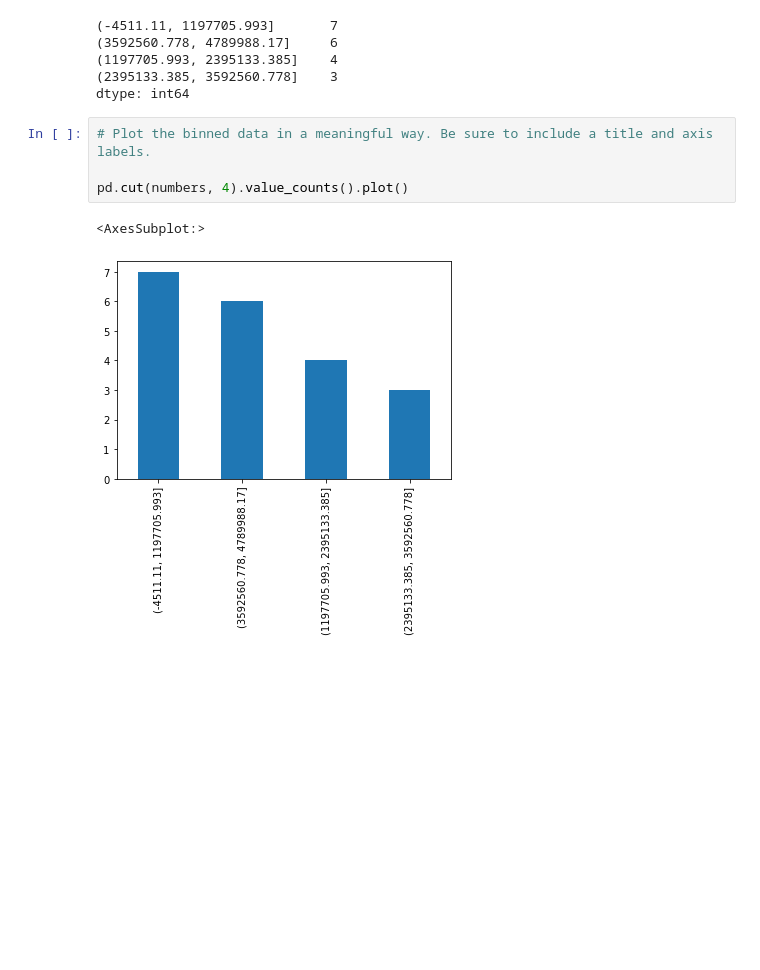
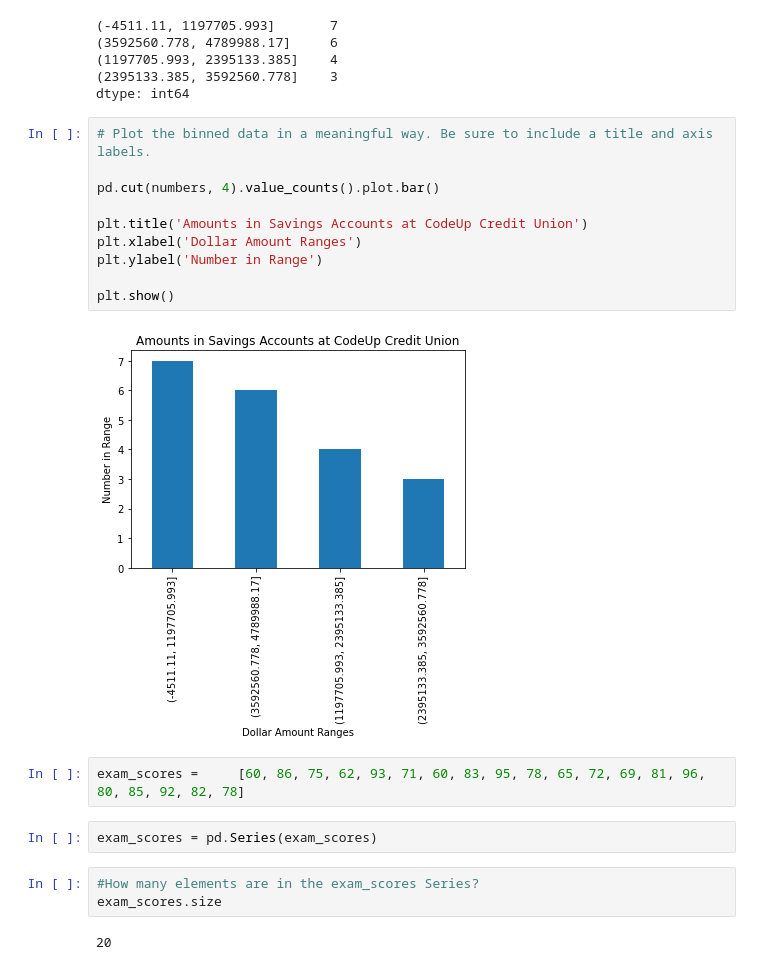
Before and after one commit to christophermayorga/numpy-pandas-visualizations-exercises, a Jupyter notebook: pandas_series.ipynb, the cells around one changed output. Cells and saved outputs as stored; diff of their text form; blank space fills up the shorter version.

Commit message:
Completed panda series exercises

```diff
--- a/pandas_series.ipynb
+++ b/pandas_series.ipynb
@@ -425,7 +425,21 @@ dtype: int64
 # %%
 # Plot the binned data in a meaningful way. Be sure to include a title and axis labels.
 
-pd.cut(numbers, 4).value_counts().plot()
+pd.cut(numbers, 4).value_counts().plot.bar()
+
+plt.title('Amounts in Savings Accounts at CodeUp Credit Union')
+plt.xlabel('Dollar Amount Ranges')
+plt.ylabel('Number in Range')
+
+plt.show()
 # %% [output]
-<AxesSubplot:>
-[figure, old version]
+[figure, new version]
+# %%
+exam_scores =     [60, 86, 75, 62, 93, 71, 60, 83, 95, 78, 65, 72, 69, 81, 96, 80, 85, 92, 82, 78]
+# %%
+exam_scores = pd.Series(exam_scores)
+# %%
+#How many elements are in the exam_scores Series?
+exam_scores.size
+# %% [output]
+20
```
Also changed, not shown: parts of 5 cells of this notebook.
